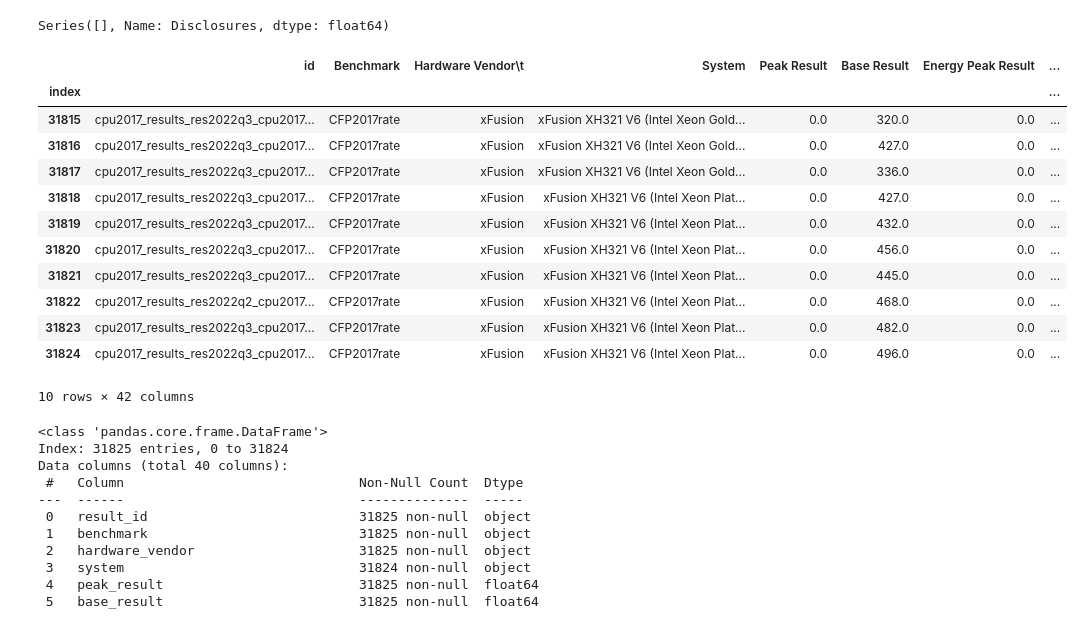
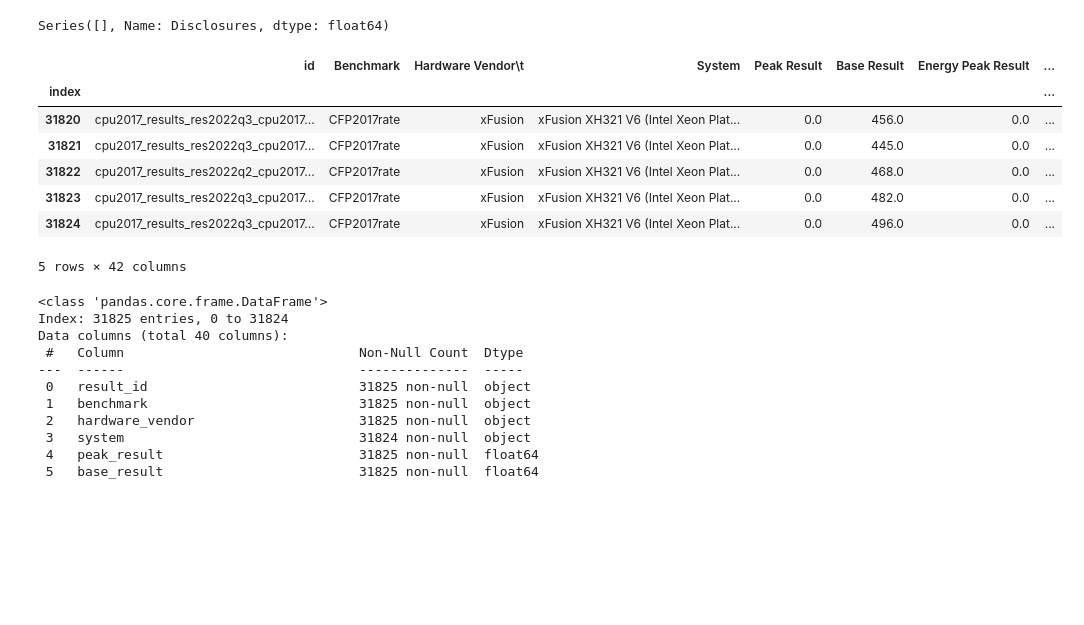
Before and after one commit to lovelynewlife/SPECMiddleOffice, a Jupyter notebook: transform/notebooks/cpu2017/catalog.ipynb, the cells around one changed output. Saved outputs shown, nothing was run; the diff lists cells and outputs as text; code cells hidden in the pictures; blank space fills up the shorter version.

```diff
--- a/transform/notebooks/cpu2017/catalog.ipynb
+++ b/transform/notebooks/cpu2017/catalog.ipynb
@@ -274,21 +274,16 @@ disclosures_df[disclosures_df.notna()]
 # %% [output]
 Series([], Name: Disclosures, dtype: float64)
 # %%
-df.tail(10)
+df.tail()
 # %% [output]
 |  | id | Benchmark | Hardware Vendor\t | System | Peak Result | Base Result | Energy Peak Result | ... |
 | index |  |  |  |  |  |  |  | ... |
-| 31815 | cpu2017_results_res2022q3_cpu2017... | CFP2017rate | xFusion | xFusion XH321 V6 (Intel Xeon Gold... | 0.0 | 320.0 | 0.0 | ... |
-| 31816 | cpu2017_results_res2022q3_cpu2017... | CFP2017rate | xFusion | xFusion XH321 V6 (Intel Xeon Gold... | 0.0 | 427.0 | 0.0 | ... |
-| 31817 | cpu2017_results_res2022q3_cpu2017... | CFP2017rate | xFusion | xFusion XH321 V6 (Intel Xeon Gold... | 0.0 | 336.0 | 0.0 | ... |
-| 31818 | cpu2017_results_res2022q3_cpu2017... | CFP2017rate | xFusion | xFusion XH321 V6 (Intel Xeon Plat... | 0.0 | 427.0 | 0.0 | ... |
-| 31819 | cpu2017_results_res2022q3_cpu2017... | CFP2017rate | xFusion | xFusion XH321 V6 (Intel Xeon Plat... | 0.0 | 432.0 | 0.0 | ... |
 | 31820 | cpu2017_results_res2022q3_cpu2017... | CFP2017rate | xFusion | xFusion XH321 V6 (Intel Xeon Plat... | 0.0 | 456.0 | 0.0 | ... |
 | 31821 | cpu2017_results_res2022q3_cpu2017... | CFP2017rate | xFusion | xFusion XH321 V6 (Intel Xeon Plat... | 0.0 | 445.0 | 0.0 | ... |
 | 31822 | cpu2017_results_res2022q2_cpu2017... | CFP2017rate | xFusion | xFusion XH321 V6 (Intel Xeon Plat... | 0.0 | 468.0 | 0.0 | ... |
 | 31823 | cpu2017_results_res2022q3_cpu2017... | CFP2017rate | xFusion | xFusion XH321 V6 (Intel Xeon Plat... | 0.0 | 482.0 | 0.0 | ... |
 | 31824 | cpu2017_results_res2022q3_cpu2017... | CFP2017rate | xFusion | xFusion XH321 V6 (Intel Xeon Plat... | 0.0 | 496.0 | 0.0 | ... |
-10 rows × 42 columns
+5 rows × 42 columns
 # %%
 new_columns = ['result_id', 'benchmark', 'hardware_vendor', 'system', 'peak_result', 'base_result', 'energy_peak_result', 'energy_base_result', 'number_of_cores', 'number_of_chips', 'number_of_enabled_threads_per_core', 'processor', 'processor_MHz', 'CPUs_orderable', 'parallel', 'base_pointer_size', 'peak_pointer_size', 'cache_1st_level', 'cache_2nd_level', 'cache_3rd_level', 'other_cache', 'memory', 'storage', 'operating_system', 'file_system', 'compiler', 'hardware_avail_date', 'software_avail_date', 'license', 'tested_by', 'test_sponsor', 'test_date', 'published_date', 'updated_date', 'disclosure', 'disclosures', 'csv_link', 'ps_link', 'text_link', 'config_link', 'pdf_link', 'html_link']
 len(new_columns)
```
Also changed, not shown: parts of 4 cells of this notebook, 2 other files.
